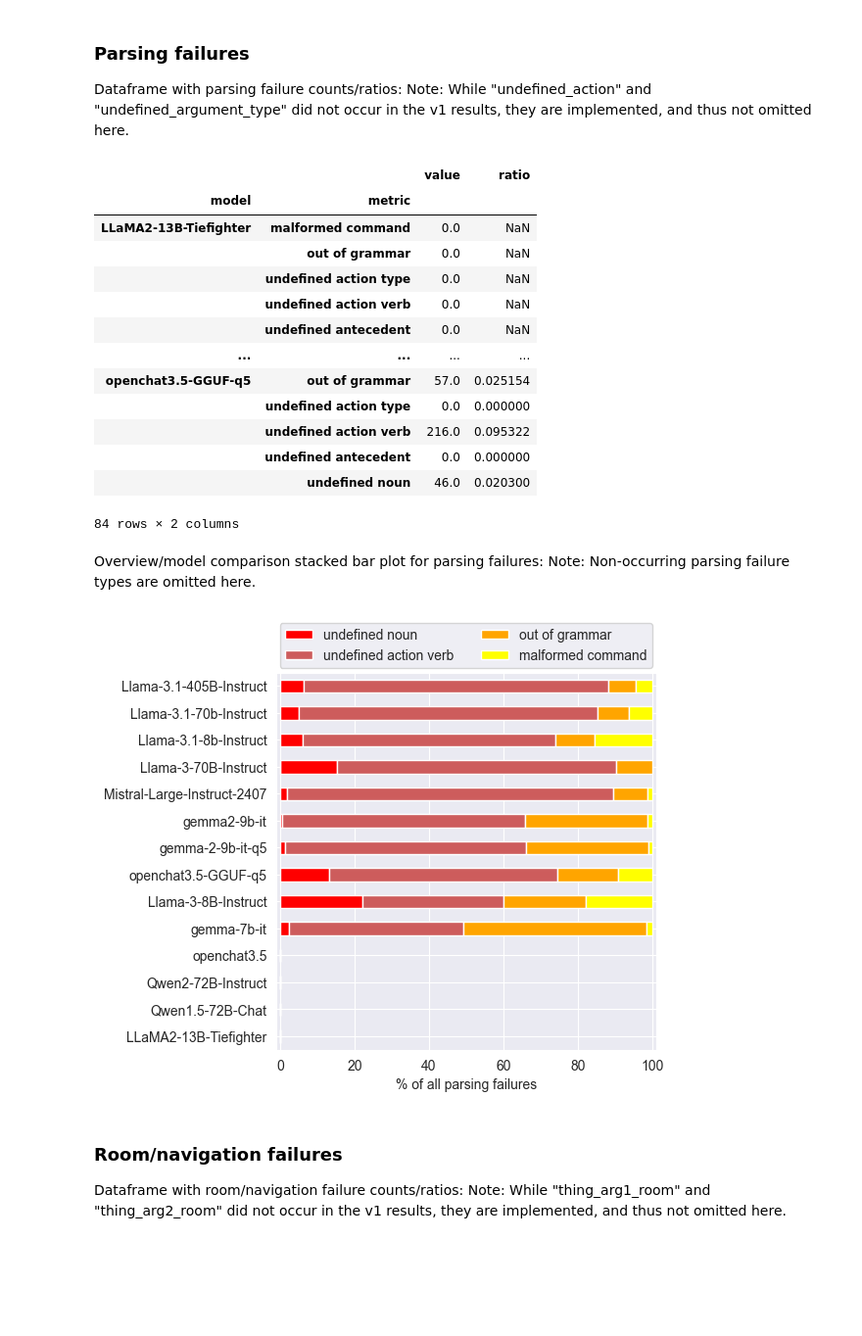
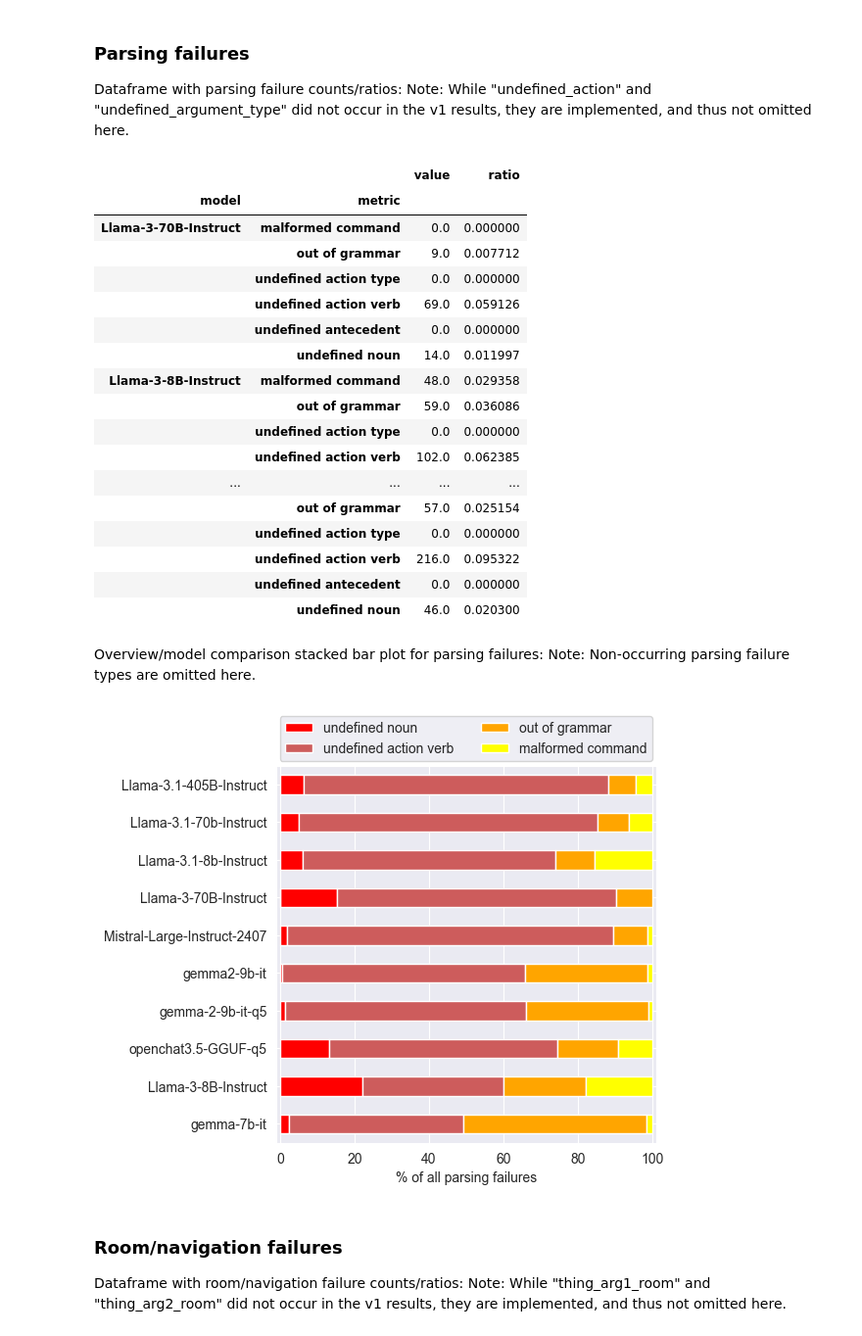
Before and after one commit to Gnurro/clemcore, a Jupyter notebook: adventuregame_eval.ipynb, the cells around one changed output. Shown at 98% size. Drawn from its saved outputs; the diff is of its cells as text; code cells hidden in the pictures; blank space fills up the shorter version.

```diff
--- a/adventuregame_eval.ipynb
+++ b/adventuregame_eval.ipynb
@@ -212,0 +215,4 @@ plt.show()
+# %%
+all_abort_models = ["openchat3.5", "Qwen2-72B-Instruct", "Qwen1.5-72B-Chat", "LLaMA2-13B-Tiefighter"]
+game_df = game_df.query('model not in ["openchat3.5", "Qwen2-72B-Instruct", "Qwen1.5-72B-Chat", "LLaMA2-13B-Tiefighter"]')
+game_df
@@ -366,52 +382,56 @@ parsing_failures_counts
 # %% [output]
 |  |  | value | ratio |
 | model | metric |  |  |
-| LLaMA2-13B-Tiefighter | malformed command | 0.0 | NaN |
-|  | out of grammar | 0.0 | NaN |
-|  | undefined action type | 0.0 | NaN |
-|  | undefined action verb | 0.0 | NaN |
-|  | undefined antecedent | 0.0 | NaN |
+| Llama-3-70B-Instruct | malformed command | 0.0 | 0.000000 |
+|  | out of grammar | 9.0 | 0.007712 |
+|  | undefined action type | 0.0 | 0.000000 |
+|  | undefined action verb | 69.0 | 0.059126 |
+|  | undefined antecedent | 0.0 | 0.000000 |
+|  | undefined noun | 14.0 | 0.011997 |
+| Llama-3-8B-Instruct | malformed command | 48.0 | 0.029358 |
+|  | out of grammar | 59.0 | 0.036086 |
+|  | undefined action type | 0.0 | 0.000000 |
+|  | undefined action verb | 102.0 | 0.062385 |
 | ... | ... | ... | ... |
-| openchat3.5-GGUF-q5 | out of grammar | 57.0 | 0.025154 |
+|  | out of grammar | 57.0 | 0.025154 |
 |  | undefined action type | 0.0 | 0.000000 |
 |  | undefined action verb | 216.0 | 0.095322 |
 |  | undefined antecedent | 0.0 | 0.000000 |
 |  | undefined noun | 46.0 | 0.020300 |
-84 rows × 2 columns
 # %% [markdown]
 Overview/model comparison stacked bar plot for parsing failures:
 Note: Non-occurring parsing failure types are omitted here.
 # %%
 STACK_COLORS = ['red', 'indianred', 'orange', 'yellow']
 
 parse_failures = ["lark_exception", "malformed_command", "undefined_action_verb", "undefined_repr_str"]
 
 df_aux = game_df[game_df.metric.isin(parse_failures)]
 df_aux = df_aux.replace(metric_name_dict)
 
 df_aux = (df_aux.pivot(index=['game', 'model', 'experiment', 'episode'],
                        columns='metric',
                        values='value')
                 .reset_index()
                 .drop(columns=['game', 'experiment', 'episode'])
                 .groupby('model')
                 .sum()
                 .sort_values(axis=1, by='metric', ascending=False))
 percs = 100 * df_aux.div(df_aux.sum(axis=1), axis=0)
-order = clem_df.sort_values(by='-, clemscore').index
+order = clem_df.query('index not in ["openchat3.5", "Qwen2-72B-Instruct", "Qwen1.5-72B-Chat", "LLaMA2-13B-Tiefighter"]').sort_values(by='-, clemscore').index
 percs = percs.reindex(order)
 
 percs.plot(kind='barh',
            stacked=True,
            figsize=(5, 5),
            colormap=ListedColormap(STACK_COLORS))
 plt.legend(loc='upper center', bbox_to_anchor=(0.5, 1.15), ncols=2)
 plt.xlabel('% of all parsing failures')
 plt.xlim(-1, 101)
 plt.ylabel('')
 plt.show()
 # %% [output]
-[figure, old version]
+[figure, new version]
 # %% [markdown]
 ### Room/navigation failures
 Dataframe with room/navigation failure counts/ratios:
```
Also changed, not shown: parts of 27 cells of this notebook.
